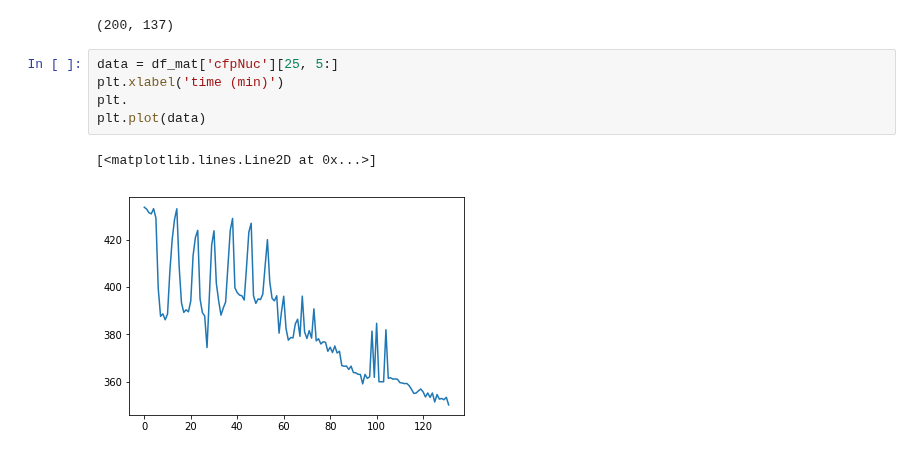
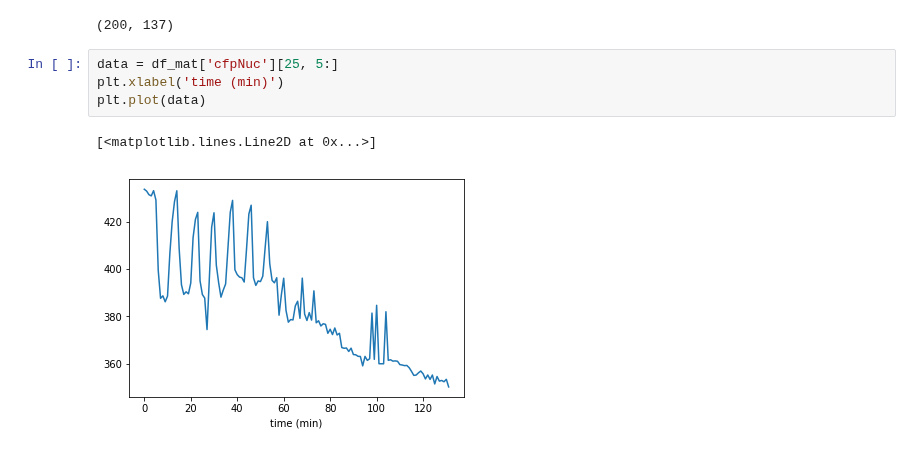
Before and after one commit to aysbt/DataCamp, a Jupyter notebook: Importing_Data_in_Python_part1.ipynb, the cells around one changed output. Saved outputs shown, nothing was run; the diff lists cells and outputs as text.

```diff
--- a/Importing_Data_in_Python_part1.ipynb
+++ b/Importing_Data_in_Python_part1.ipynb
@@ -377,8 +377,7 @@ print(np.shape(df_mat['cfpNuc']))
 # %%
 data = df_mat['cfpNuc'][25, 5:]
 plt.xlabel('time (min)')
-plt.
 plt.plot(data)
 # %% [output]
 [<matplotlib.lines.Line2D at 0x...>]
-[figure, old version]
+[figure, new version]
```
